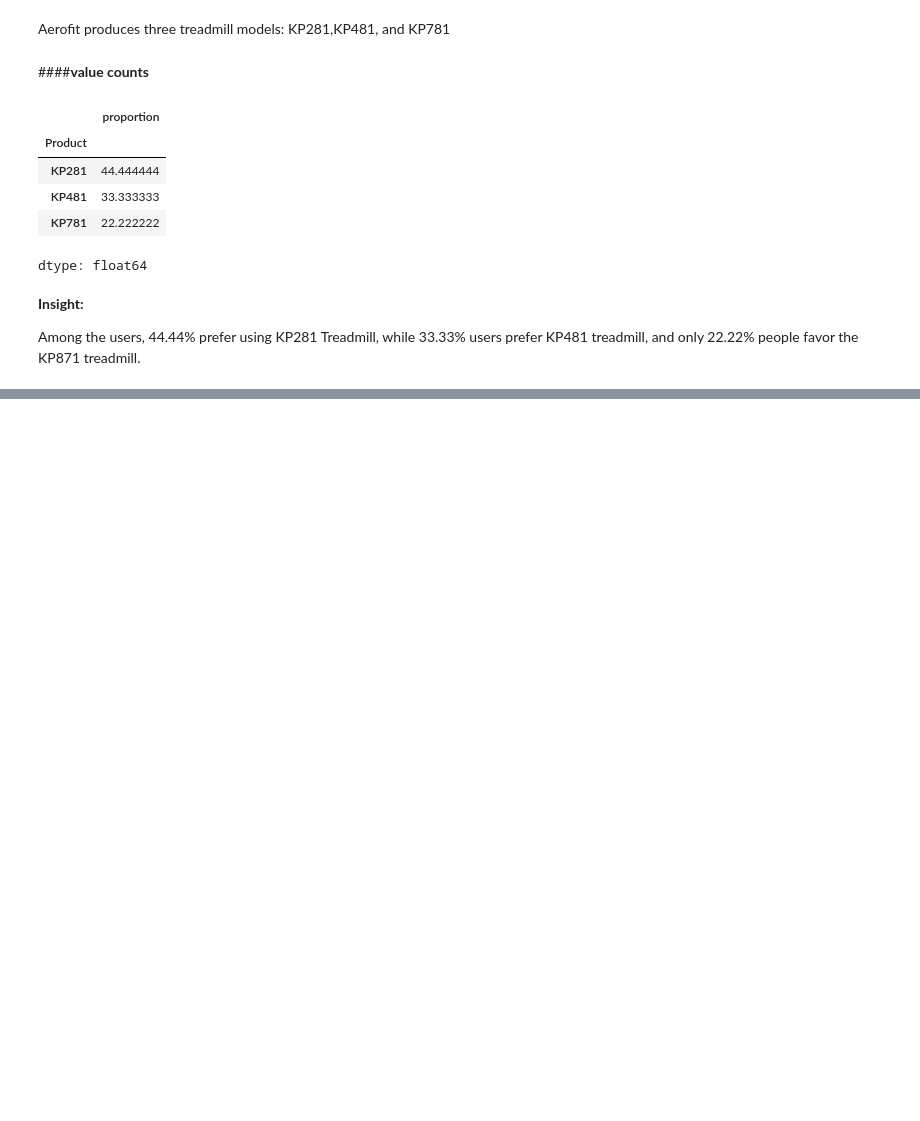
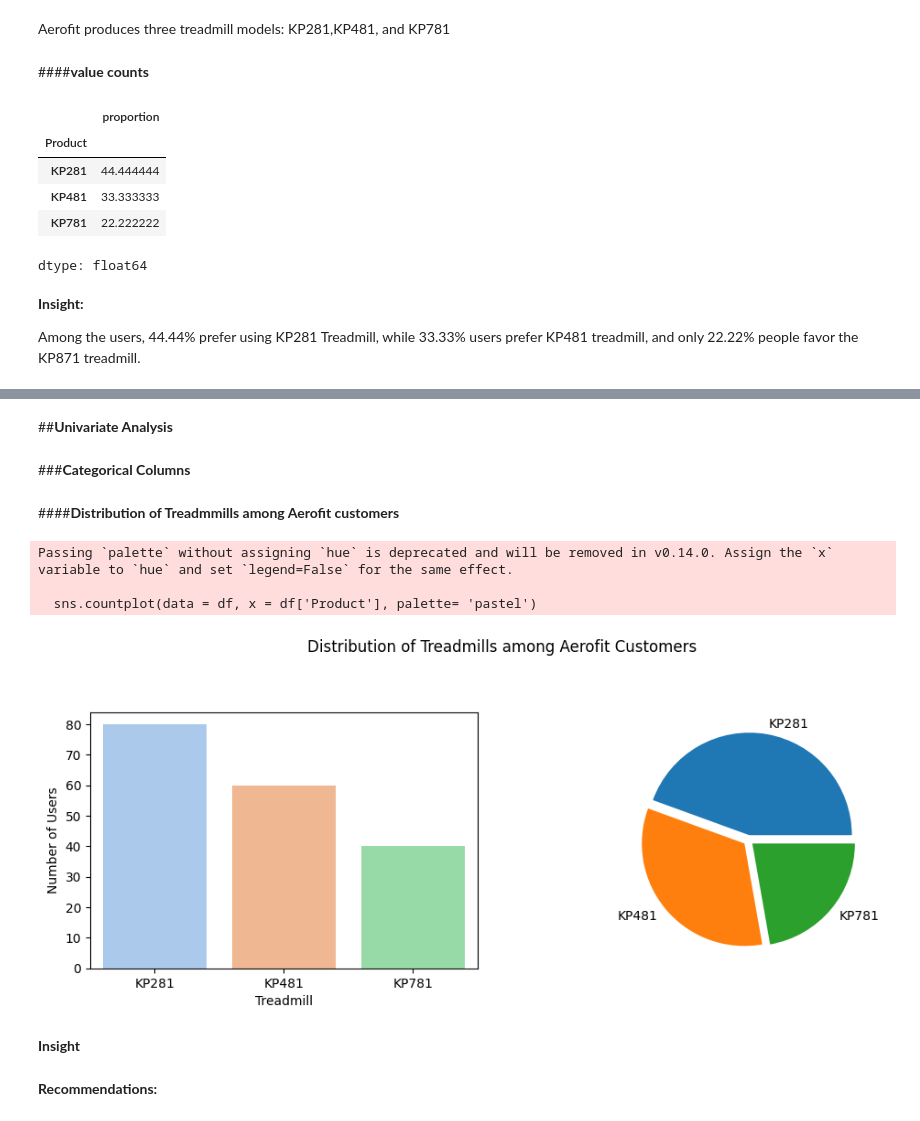
Before and after one commit to sr606/Python-Practice, a Jupyter notebook: Aerofit_Project.ipynb, the cells around one changed output, grey strips where cells are left out. Drawn from its saved outputs; the diff is of its cells as text; code cells hidden in the pictures; blank space fills up the shorter version.

```diff
--- a/Aerofit_Project.ipynb
+++ b/Aerofit_Project.ipynb
@@ -161,0 +421,2 @@ Among the users, 44.44% prefer using KP281 Treadmill, while 33.33% users prefer
+# %%
+df['Age group'] = pd.cut(df['Age'], bins = [17,29,39,50], labels = ['Young', 'Middle-aged', 'Old'])
@@ -161,0 +447,2 @@ Among the users, 44.44% prefer using KP281 Treadmill, while 33.33% users prefer
+# %%
+df['Income Group'] = pd.cut(df['Income'], bins = [29000,50000,75000,105000], labels = ['low','Medium','High'])
@@ -161,0 +467,25 @@ Among the users, 44.44% prefer using KP281 Treadmill, while 33.33% users prefer
+# %% [markdown]
+##**Univariate Analysis**
+# %% [markdown]
+###**Categorical Columns**
+# %% [markdown]
+####**Distribution of Treadmmills among Aerofit customers**
+# %%
+plt.figure(figsize=(12,8))
+plt.subplot(2,2,1)
+sns.countplot(data = df, x = df['Product'], palette= 'pastel')
+plt.xlabel('Treadmill')
+plt.ylabel('Number of Users')
+plt.subplot(2,2,2)
+plt.pie(df['Product'].value_counts(), labels = df['Product'].unique(), explode = (0.05,0.05, 0.05))
+plt.suptitle('Distribution of Treadmills among Aerofit Customers')
+plt.show()
+# %% [output]
+Passing `palette` without assigning `hue` is deprecated and will be removed in v0.14.0. Assign the `x` variable to `hue` and set `legend=False` for the same effect.
+
+  sns.countplot(data = df, x = df['Product'], palette= 'pastel')
+[figure, added]
+# %% [markdown]
+**Insight**
+# %% [markdown]
+**Recommendations:**
```
Also changed, not shown: parts of 60 cells of this notebook.
